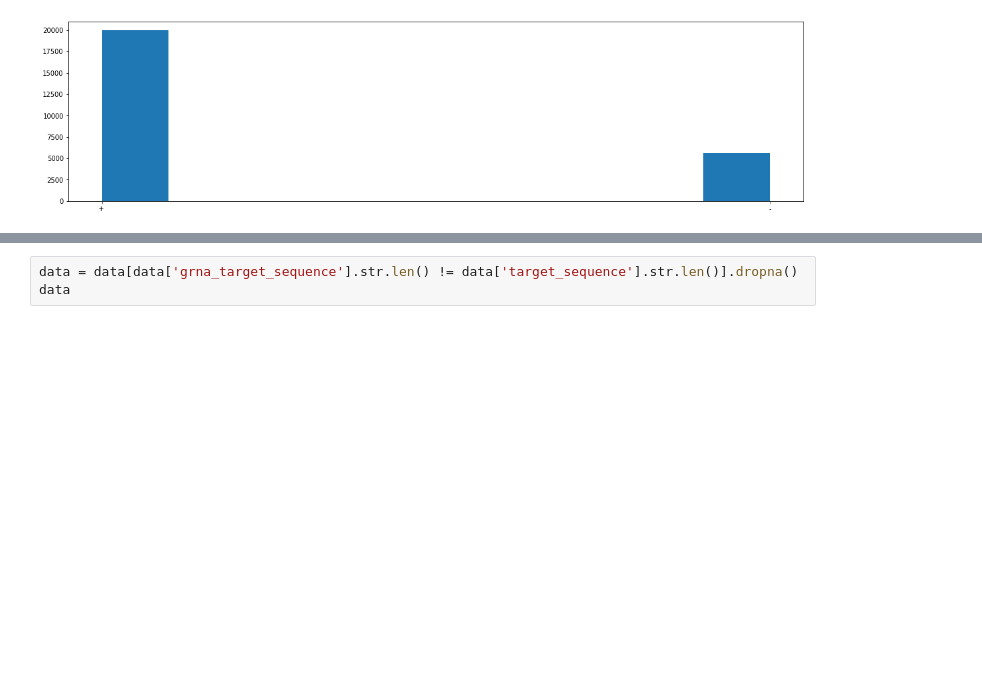
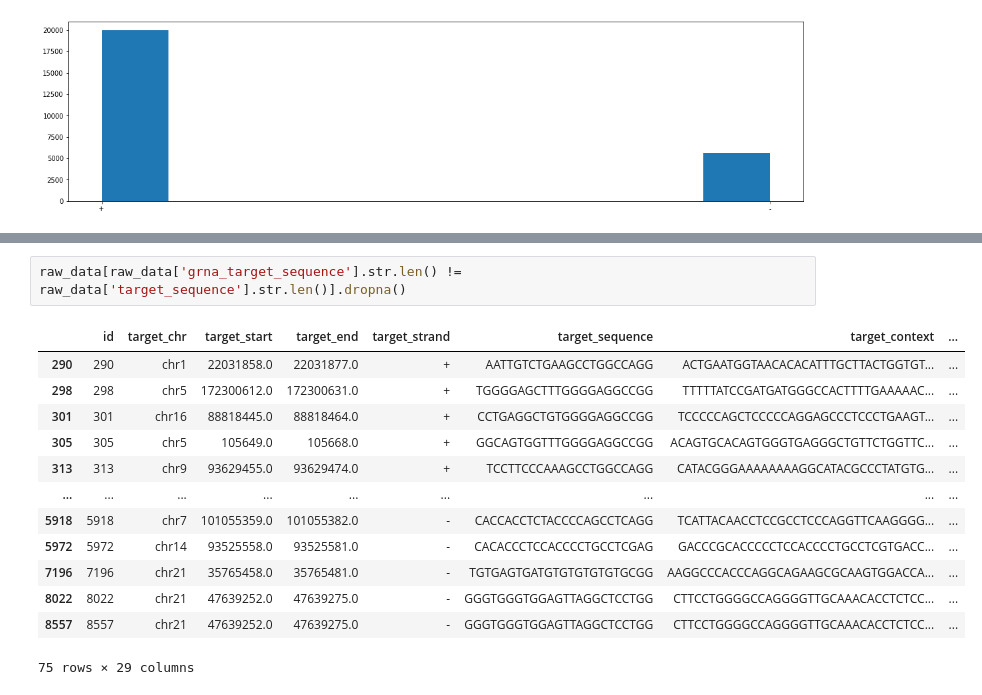
Before and after one commit to meganhfowler/CRISPR-Project, a Jupyter notebook: Data Viz.ipynb, the cells around one changed output, grey strips where cells are left out. Cells and saved outputs as stored; diff of their text form; blank space fills up the shorter version.

Commit message:
Clean up of Data viz

```diff
--- a/Data Viz.ipynb
+++ b/Data Viz.ipynb
@@ -62,3 +97,16 @@ raw_data["cleavage_freq"].dropna()
 # %%
-data = data[data['grna_target_sequence'].str.len() != data['target_sequence'].str.len()].dropna()
-data
+raw_data[raw_data['grna_target_sequence'].str.len() != raw_data['target_sequence'].str.len()].dropna()
+# %% [output]
+|  | id | target_chr | target_start | target_end | target_strand | target_sequence | target_context | ... |
+| 290 | 290 | chr1 | 22031858.0 | 22031877.0 | + | AATTGTCTGAAGCCTGGCCAGG | ACTGAATGGTAACACACATTTGCTTACTGGTGT... | ... |
+| 298 | 298 | chr5 | 172300612.0 | 172300631.0 | + | TGGGGAGCTTTGGGGAGGCCGG | TTTTTATCCGATGATGGGCCACTTTTGAAAAAC... | ... |
+| 301 | 301 | chr16 | 88818445.0 | 88818464.0 | + | CCTGAGGCTGTGGGGAGGCCGG | TCCCCCAGCTCCCCCAGGAGCCCTCCCTGAAGT... | ... |
+| 305 | 305 | chr5 | 105649.0 | 105668.0 | + | GGCAGTGGTTTGGGGAGGCCGG | ACAGTGCACAGTGGGTGAGGGCTGTTCTGGTTC... | ... |
+| 313 | 313 | chr9 | 93629455.0 | 93629474.0 | + | TCCTTCCCAAAGCCTGGCCAGG | CATACGGGAAAAAAAAGGCATACGCCCTATGTG... | ... |
+| ... | ... | ... | ... | ... | ... | ... | ... | ... |
+| 5918 | 5918 | chr7 | 101055359.0 | 101055382.0 | - | CACCACCTCTACCCCAGCCTCAGG | TCATTACAACCTCCGCCTCCCAGGTTCAAGGGG... | ... |
+| 5972 | 5972 | chr14 | 93525558.0 | 93525581.0 | - | CACACCCTCCACCCCTGCCTCGAG | GACCCGCACCCCCTCCACCCCTGCCTCGTGACC... | ... |
+| 7196 | 7196 | chr21 | 35765458.0 | 35765481.0 | - | TGTGAGTGATGTGTGTGTGTGCGG | AAGGCCCACCCAGGCAGAAGCGCAAGTGGACCA... | ... |
+| 8022 | 8022 | chr21 | 47639252.0 | 47639275.0 | - | GGGTGGGTGGAGTTAGGCTCCTGG | CTTCCTGGGGCCAGGGGTTGCAAACACCTCTCC... | ... |
+| 8557 | 8557 | chr21 | 47639252.0 | 47639275.0 | - | GGGTGGGTGGAGTTAGGCTCCTGG | CTTCCTGGGGCCAGGGGTTGCAAACACCTCTCC... | ... |
+75 rows × 29 columns
```
Also changed, not shown: parts of 6 cells of this notebook.
